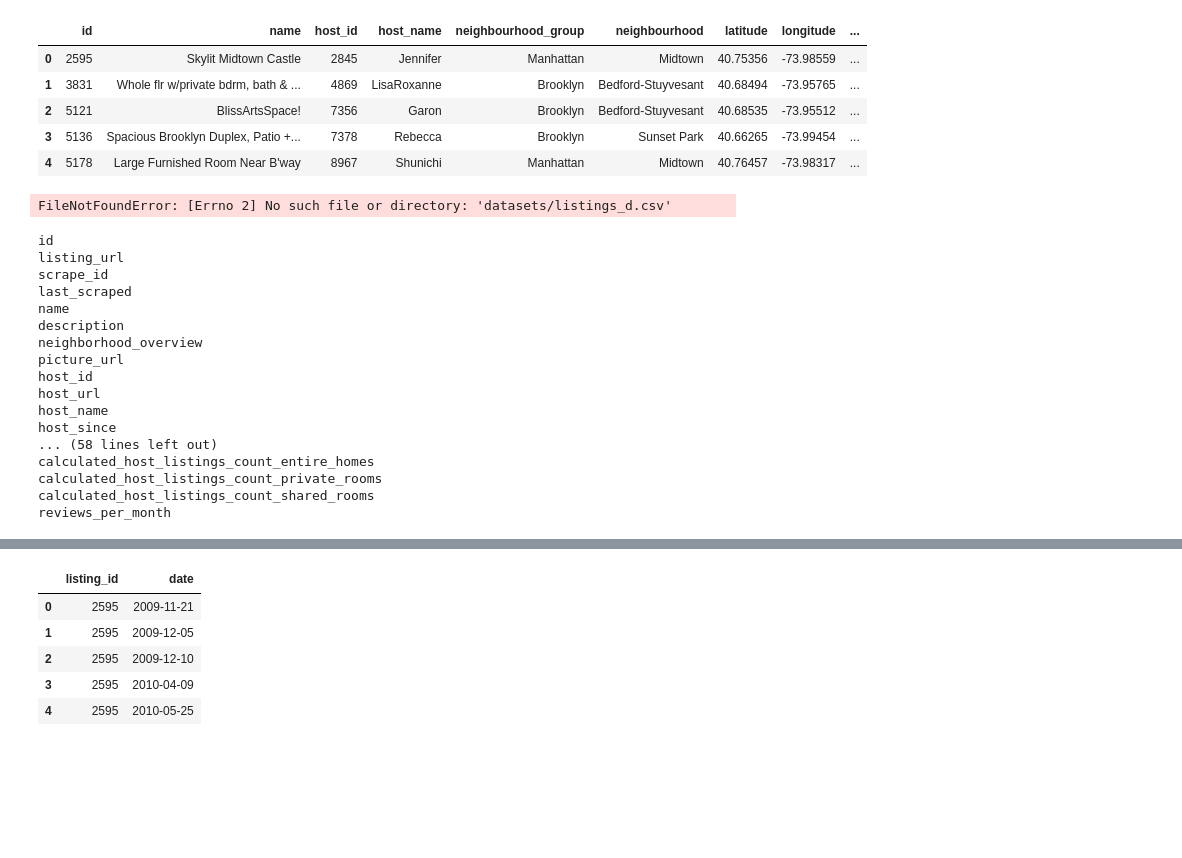
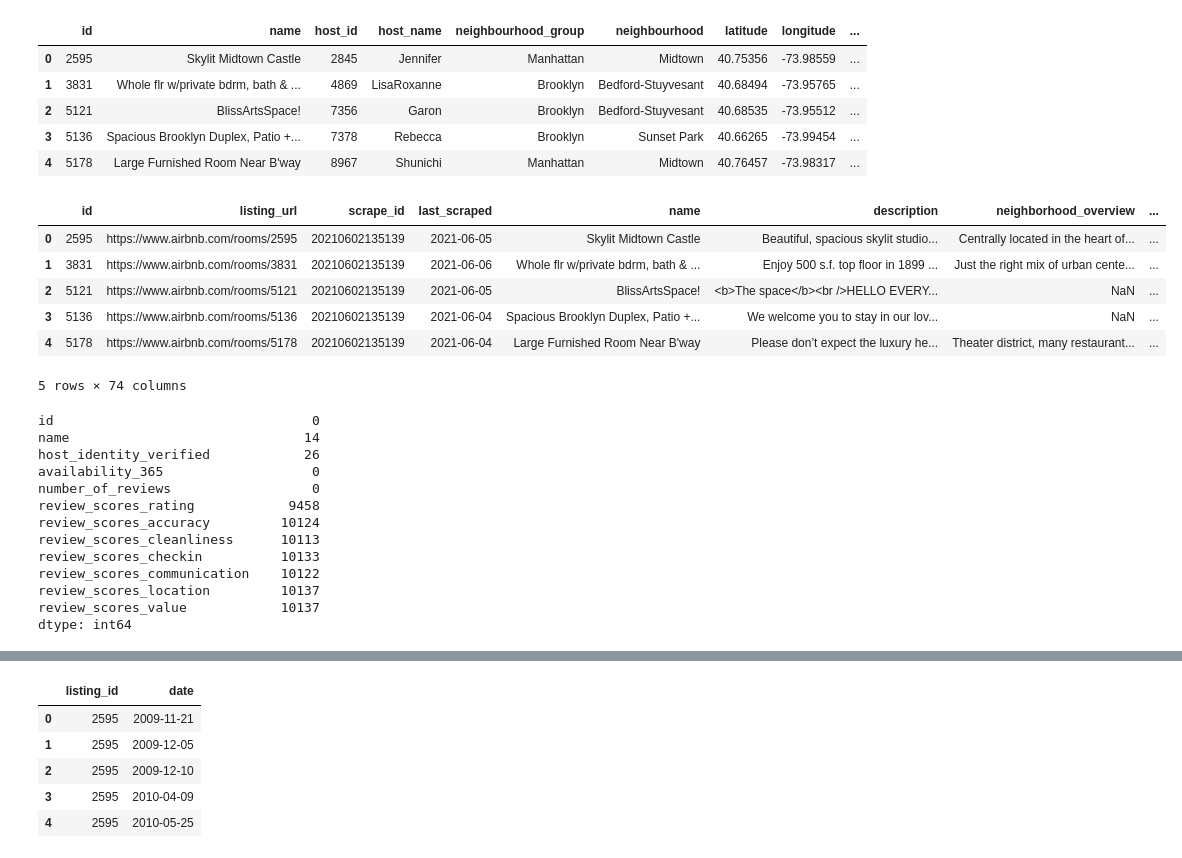
Before and after one commit to Vishnu-Rangiah/Airbnb-Open-Data, a Jupyter notebook: Topic Modeling and Sentiment Analysis.ipynb, the cells around one changed output, grey strips where cells are left out. Saved outputs shown, nothing was run; the diff lists cells and outputs as text; code cells hidden in the pictures; blank space fills up the shorter version.

```diff
--- a/Topic Modeling and Sentiment Analysis.ipynb
+++ b/Topic Modeling and Sentiment Analysis.ipynb
@@ -31,28 +37,13 @@ listings.head()
 | 3 | 5136 | Spacious Brooklyn Duplex, Patio +... | 7378 | Rebecca | Brooklyn | Sunset Park | 40.66265 | -73.99454 | ... |
 | 4 | 5178 | Large Furnished Room Near B'way | 8967 | Shunichi | Manhattan | Midtown | 40.76457 | -73.98317 | ... |
 # %%
-listings_d = pd.read_csv('datasets/listings_d.csv')
+listings_d = pd.read_csv('datasets/listings_all.csv')
 listings_d.head()
 # %% [output]
+|  | id | listing_url | scrape_id | last_scraped | name | description | neighborhood_overview | ... |
+| 0 | 2595 | https://www.airbnb.com/rooms/2595 | 20210602135139 | 2021-06-05 | Skylit Midtown Castle | Beautiful, spacious skylit studio... | Centrally located in the heart of... | ... |
+| 1 | 3831 | https://www.airbnb.com/rooms/3831 | 20210602135139 | 2021-06-06 | Whole flr w/private bdrm, bath & ... | Enjoy 500 s.f. top floor in 1899 ... | Just the right mix of urban cente... | ... |
+| 2 | 5121 | https://www.airbnb.com/rooms/5121 | 20210602135139 | 2021-06-05 | BlissArtsSpace! | <b>The space</b><br />HELLO EVERY... | NaN | ... |
+| 3 | 5136 | https://www.airbnb.com/rooms/5136 | 20210602135139 | 2021-06-04 | Spacious Brooklyn Duplex, Patio +... | We welcome you to stay in our lov... | NaN | ... |
+| 4 | 5178 | https://www.airbnb.com/rooms/5178 | 20210602135139 | 2021-06-04 | Large Furnished Room Near B'way | Please don’t expect the luxury he... | Theater district, many restaurant... | ... |
-FileNotFoundError: [Errno 2] No such file or directory: 'datasets/listings_d.csv'
+5 rows × 74 columns
-# %%
-for i in listings_d.columns:
-    print(i)
-# %% [output]
-id
-listing_url
-scrape_id
-last_scraped
-name
-description
-neighborhood_overview
-picture_url
-host_id
-host_url
-host_name
-host_since
-... (58 lines left out)
-calculated_host_listings_count_entire_homes
-calculated_host_listings_count_private_rooms
-calculated_host_listings_count_shared_rooms
-reviews_per_month
@@ -58,0 +55,16 @@ reviews_per_month
+# %%
+review_scores.isnull().sum() #number of NAs per columns
+# %% [output]
+id                                 0
+name                              14
+host_identity_verified            26
+availability_365                   0
+number_of_reviews                  0
+review_scores_rating            9458
+review_scores_accuracy         10124
+review_scores_cleanliness      10113
+review_scores_checkin          10133
+review_scores_communication    10122
+review_scores_location         10137
+review_scores_value            10137
+dtype: int64
```
Also changed, not shown: parts of 37 cells of this notebook, 15 other files.
